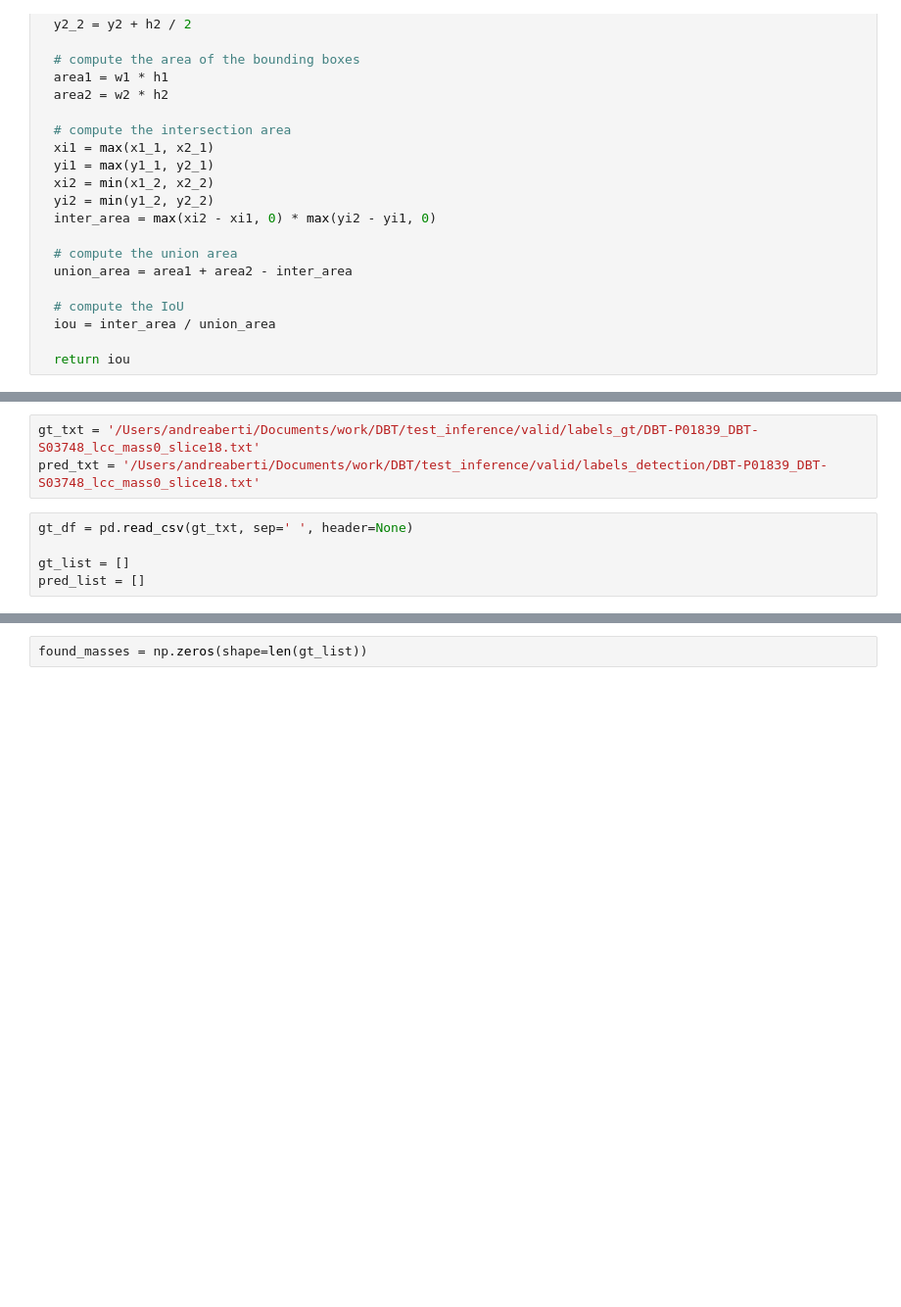
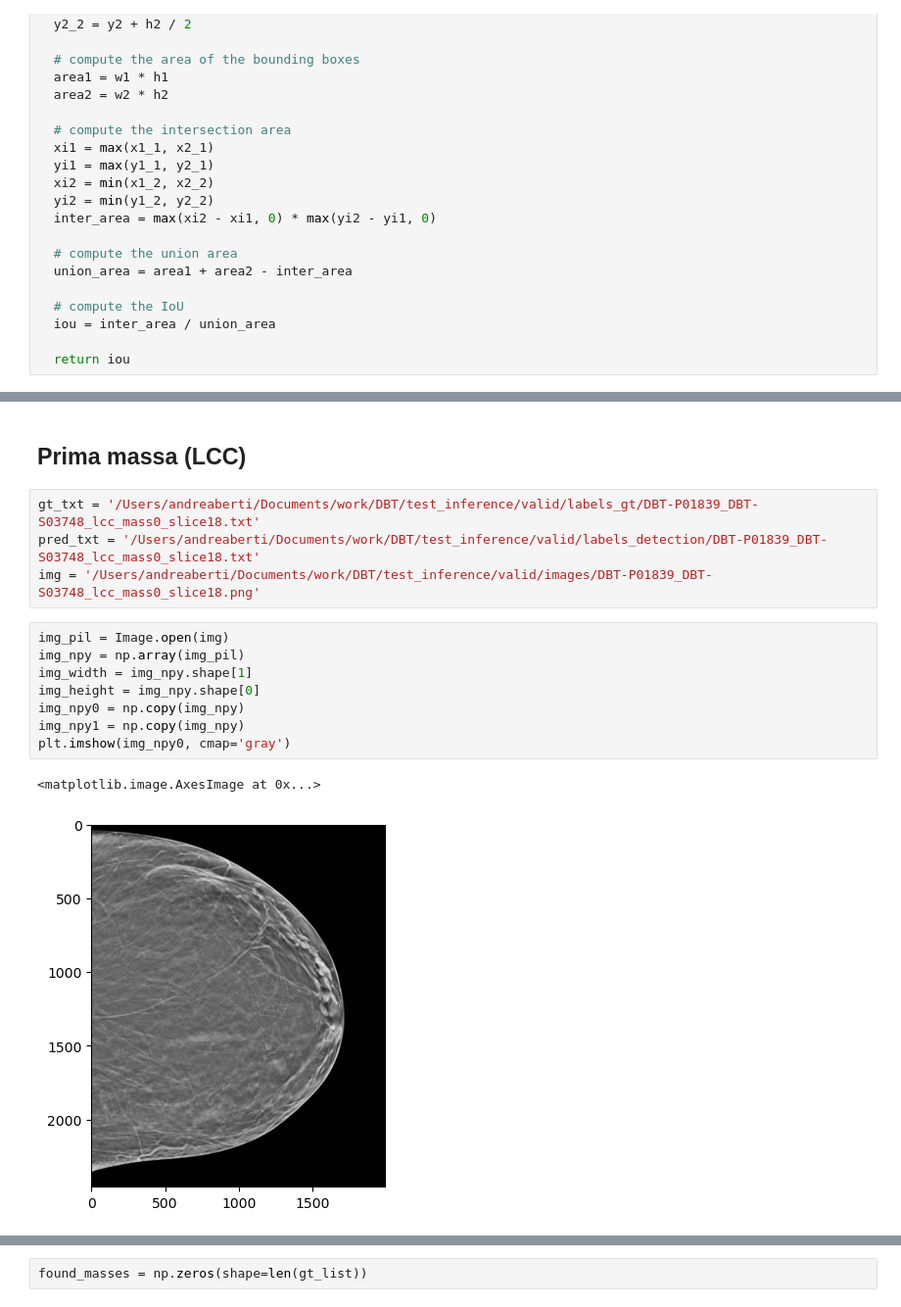
Before and after one commit to andreaberti11235/detection_analysis, a Jupyter notebook: test_iou.ipynb, the cells around one changed output, grey strips where cells are left out. Shown at 98% size. Drawn from its saved outputs; the diff is of its cells as text; blank space fills up the shorter version.

```diff
--- a/test_iou.ipynb
+++ b/test_iou.ipynb
@@ -42,8 +97,17 @@ def iou(x1, y1, w1, h1, x2, y2, w2, h2):
+# %% [markdown]
+## Prima massa (LCC)
 # %%
 gt_txt = '/Users/andreaberti/Documents/work/DBT/test_inference/valid/labels_gt/DBT-P01839_DBT-S03748_lcc_mass0_slice18.txt'
 pred_txt = '/Users/andreaberti/Documents/work/DBT/test_inference/valid/labels_detection/DBT-P01839_DBT-S03748_lcc_mass0_slice18.txt'
+img = '/Users/andreaberti/Documents/work/DBT/test_inference/valid/images/DBT-P01839_DBT-S03748_lcc_mass0_slice18.png'
-# %%
-gt_df = pd.read_csv(gt_txt, sep=' ', header=None)
-
-gt_list = []
-pred_list = []
+# %%
+img_pil = Image.open(img)
+img_npy = np.array(img_pil)
+img_width = img_npy.shape[1]
+img_height = img_npy.shape[0]
+img_npy0 = np.copy(img_npy)
+img_npy1 = np.copy(img_npy)
+plt.imshow(img_npy0, cmap='gray')
+# %% [output]
+<matplotlib.image.AxesImage at 0x...>
+[figure, added]
```
Also changed, not shown: parts of 25 cells of this notebook.
